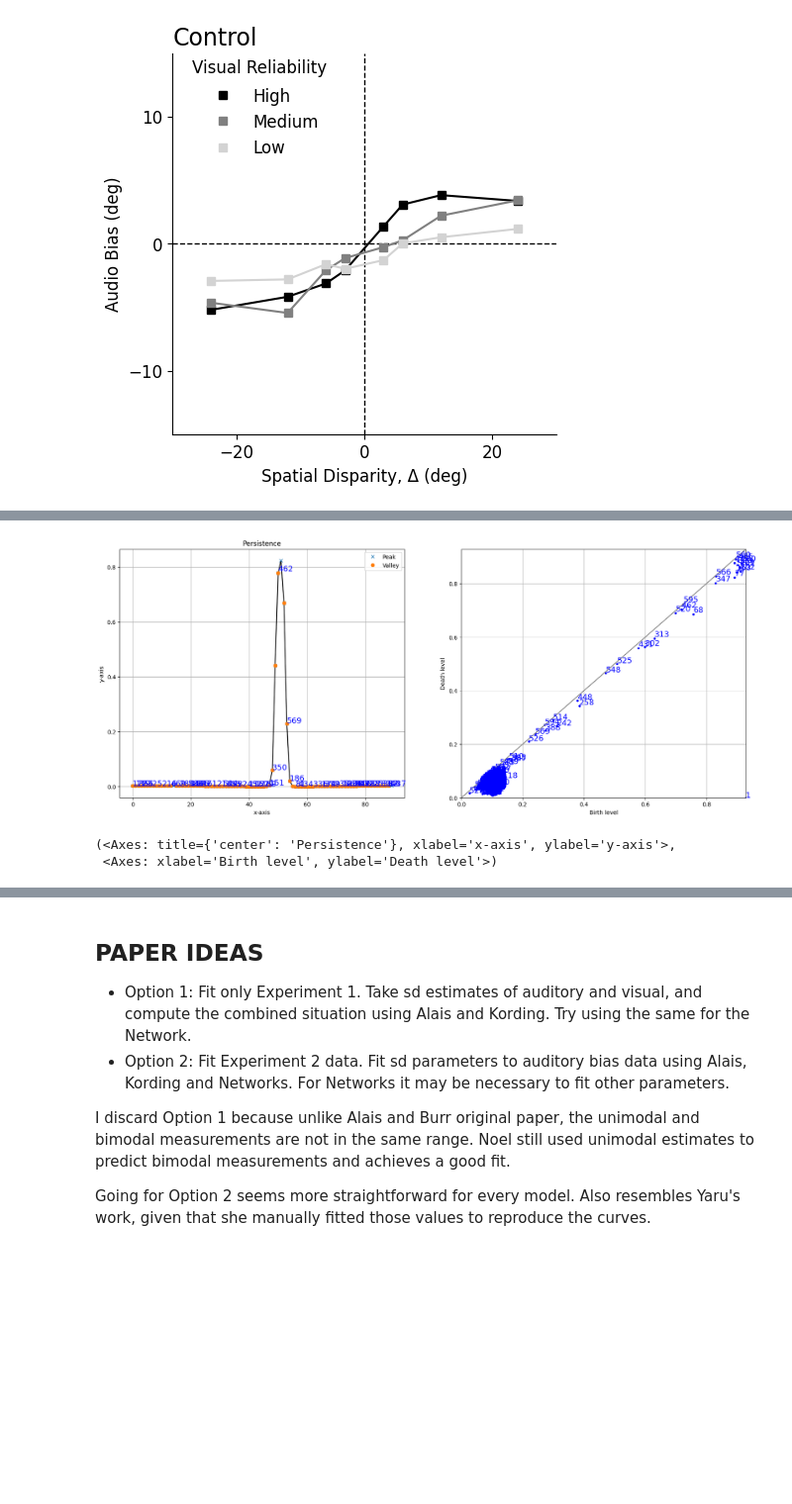
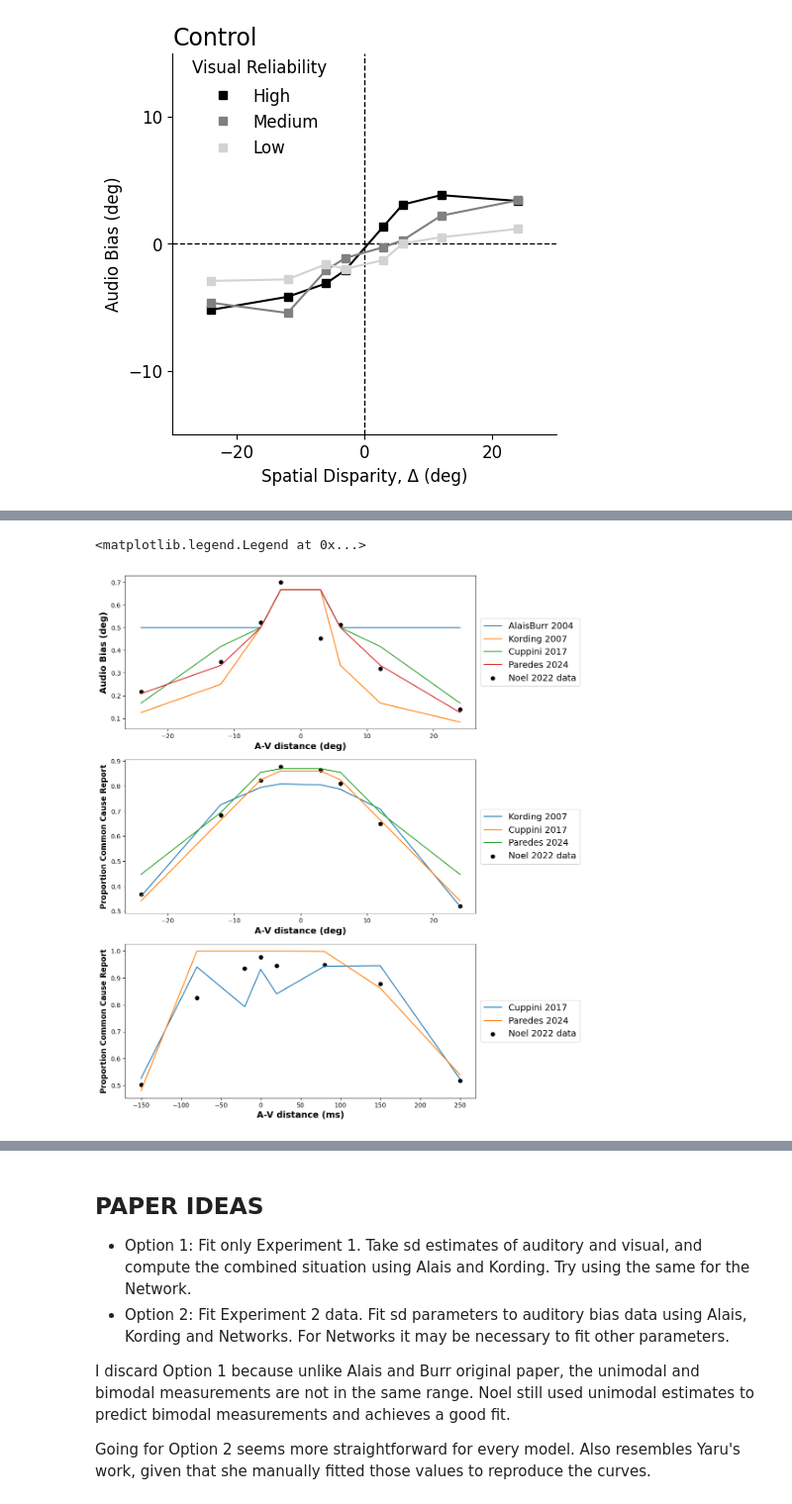
Before and after one commit to renatoparedes/NeuroMSI-Network, a Jupyter notebook: Sample.ipynb, the cells around one changed output, grey strips where cells are left out. Shown at 99% size. Drawn from its saved outputs; the diff is of its cells as text; code cells hidden in the pictures; blank space fills up the shorter version.

```diff
--- a/Sample.ipynb
+++ b/Sample.ipynb
@@ -344,6 +416,72 @@ peaks_df[peaks_df["y"] > 0.15]
-# %%
-fp.plot_persistence()
-# %% [output]
-[figure, removed]
-(<Axes: title={'center': 'Persistence'}, xlabel='x-axis', ylabel='y-axis'>,
- <Axes: xlabel='Birth level', ylabel='Death level'>)
+# %%
+# initializes figure and plots
+fig, axs = plt.subplots(3, 1, figsize=(10, 15), sharex=False)
+
+# Panel A
+ax1 = plt.subplot(311)
+bias_data = np.abs(HC_bias_a[0]) / np.abs(dis)
+res_alaisburr.bias.bias_mean(
+    influence_parameter="auditory_position", mode="multi"
+).plot(ax=ax1)
+res_kording.bias.bias_mean(
+    influence_parameter="auditory_position", mode="auditory"
+).plot(ax=ax1)
+res_cuppini2017.bias.bias_mean(
+    influence_parameter="auditory_position", mode="auditory"
+).plot(ax=ax1)
+res_paredes.bias.bias_mean(
+    influence_parameter="auditory_position", mode="auditory"
+).plot(ax=ax1)
+ax1.scatter(dis, bias_data, c="k")
+ax1.set_xlabel("A-V distance (deg)", size=14, weight="bold")
+ax1.set_ylabel("Audio Bias (deg)", size=14, weight="bold")
+ax1.legend(
+    [
+        "AlaisBurr 2004",
+        "Kording 2007",
+        "Cuppini 2017",
+        "Paredes 2024",
+        "Noel 2022 data",
+    ],
+    fontsize=14,
+    loc="center left",
+    bbox_to_anchor=(1, 0.5),
+)
+
+# Panel B
+ax2 = plt.subplot(312)
+causes_data = HC_pro_com[0]
+ax2.plot(dis, res_kording_causes)
+ax2.plot(dis, res_cuppini2017_causes)
+ax2.plot(dis, res_paredes_causes)
+ax2.scatter(dis, causes_data, c="k")
+ax2.set_xlabel("A-V distance (deg)", size=14, weight="bold")
+ax2.set_ylabel("Proportion Common Cause Report", size=12, weight="bold")
+ax2.legend(
+    ["Kording 2007", "Cuppini 2017", "Paredes 2024", "Noel 2022 data"],
+    fontsize=14,
+    loc="center left",
+    bbox_to_anchor=(1, 0.5),
+)
+
+# Panel C
+ax3 = plt.subplot(313)
+temporal_dis_short = temporal_dis[5:-3:2]
+ax3.plot(temporal_dis_short, temporal_res_cuppini2017_causes)
+ax3.plot(temporal_dis_short, temporal_res_paredes_causes)
+ax3.scatter(temporal_dis_short, temporal_causes_data[5:-3:2], c="k")
+ax3.set_xlabel("A-V distance (ms)", size=14, weight="bold")
+ax3.set_ylabel("Proportion Common Cause Report", size=12, weight="bold")
+ax3.legend(
+    [
+        "Cuppini 2017",
+        "Paredes 2024",
+        "Noel 2022 data",
+    ],
+    fontsize=14,
+    loc="center left",
+    bbox_to_anchor=(1, 0.5),
+)
+# %% [output]
+<matplotlib.legend.Legend at 0x...>
+[figure, added]
```
Also changed, not shown: parts of 14 cells of this notebook, 5 other files.
